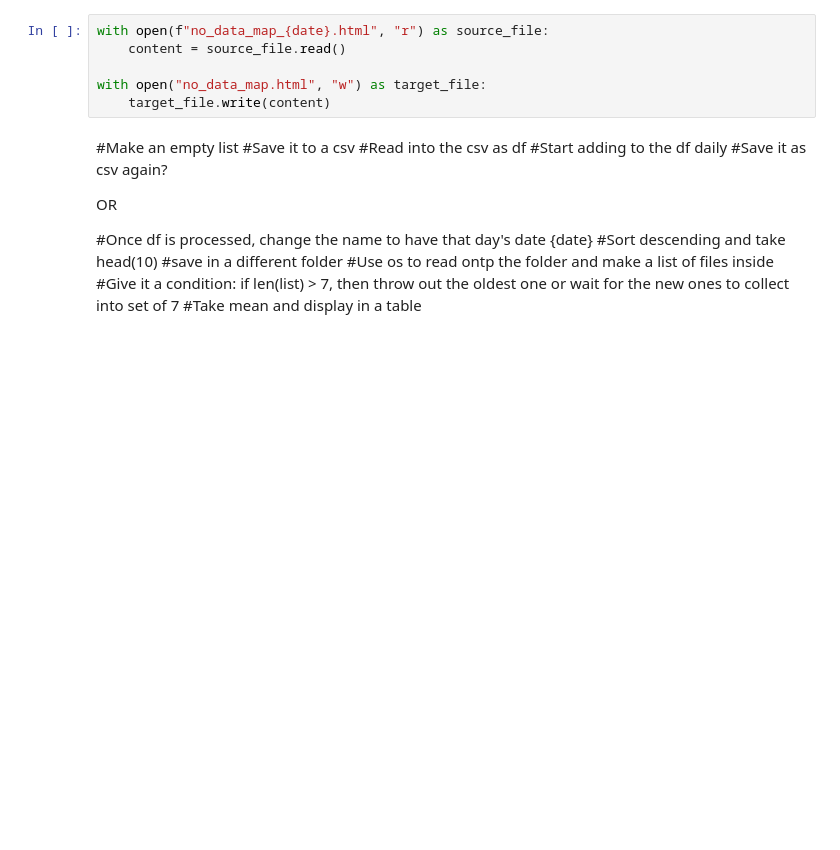
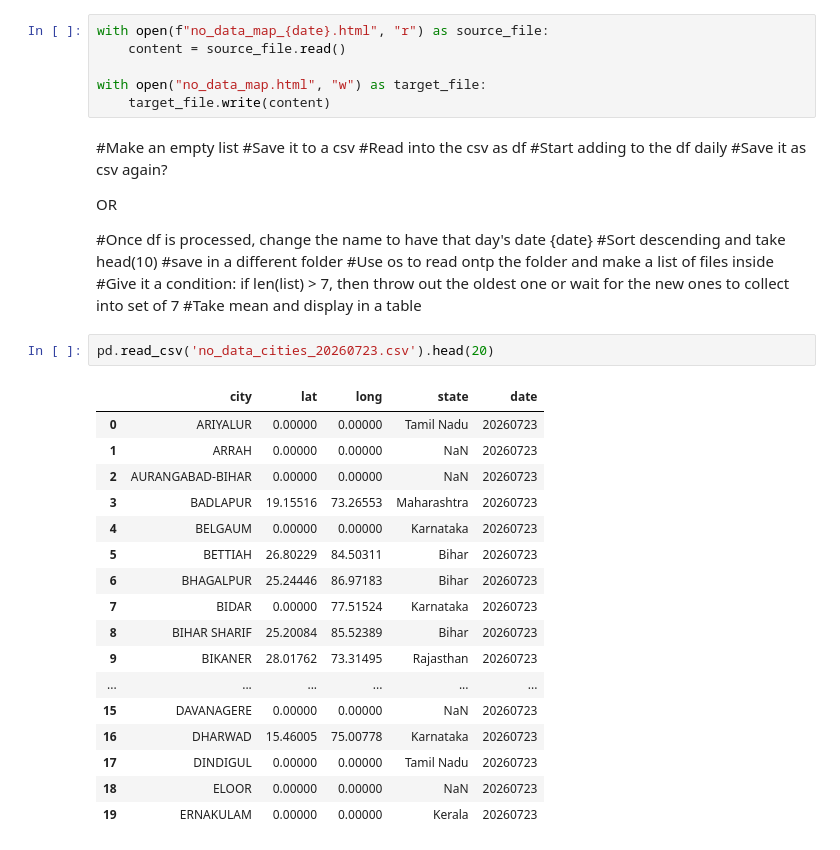
Before and after one commit to ShalakaS/autoupdating, a Jupyter notebook: executed_notebook.ipynb, the cells around one changed output. Drawn from its saved outputs; the diff is of its cells as text; blank space fills up the shorter version.

Commit message:
Latest data: Fri Jul 24 14:56:44 UTC 2026

```diff
--- a/executed_notebook.ipynb
+++ b/executed_notebook.ipynb
@@ -408,3 +401,23 @@ OR
 #Use os to read ontp the folder and make a list of files inside
 #Give it a condition: if len(list) > 7, then throw out the oldest one or wait for the new ones to collect into set of 7
 #Take mean and display in a table
+# %%
+pd.read_csv('no_data_cities_20260723.csv').head(20)
+# %% [output]
+|  | city | lat | long | state | date |
+| 0 | ARIYALUR | 0.00000 | 0.00000 | Tamil Nadu | 20260723 |
+| 1 | ARRAH | 0.00000 | 0.00000 | NaN | 20260723 |
+| 2 | AURANGABAD-BIHAR | 0.00000 | 0.00000 | NaN | 20260723 |
+| 3 | BADLAPUR | 19.15516 | 73.26553 | Maharashtra | 20260723 |
+| 4 | BELGAUM | 0.00000 | 0.00000 | Karnataka | 20260723 |
+| 5 | BETTIAH | 26.80229 | 84.50311 | Bihar | 20260723 |
+| 6 | BHAGALPUR | 25.24446 | 86.97183 | Bihar | 20260723 |
+| 7 | BIDAR | 0.00000 | 77.51524 | Karnataka | 20260723 |
+| 8 | BIHAR SHARIF | 25.20084 | 85.52389 | Bihar | 20260723 |
+| 9 | BIKANER | 28.01762 | 73.31495 | Rajasthan | 20260723 |
+| ... | ... | ... | ... | ... | ... |
+| 15 | DAVANAGERE | 0.00000 | 0.00000 | NaN | 20260723 |
+| 16 | DHARWAD | 15.46005 | 75.00778 | Karnataka | 20260723 |
+| 17 | DINDIGUL | 0.00000 | 0.00000 | Tamil Nadu | 20260723 |
+| 18 | ELOOR | 0.00000 | 0.00000 | NaN | 20260723 |
+| 19 | ERNAKULAM | 0.00000 | 0.00000 | Kerala | 20260723 |
```
Also changed, not shown: parts of 12 cells of this notebook, 4 other files.
